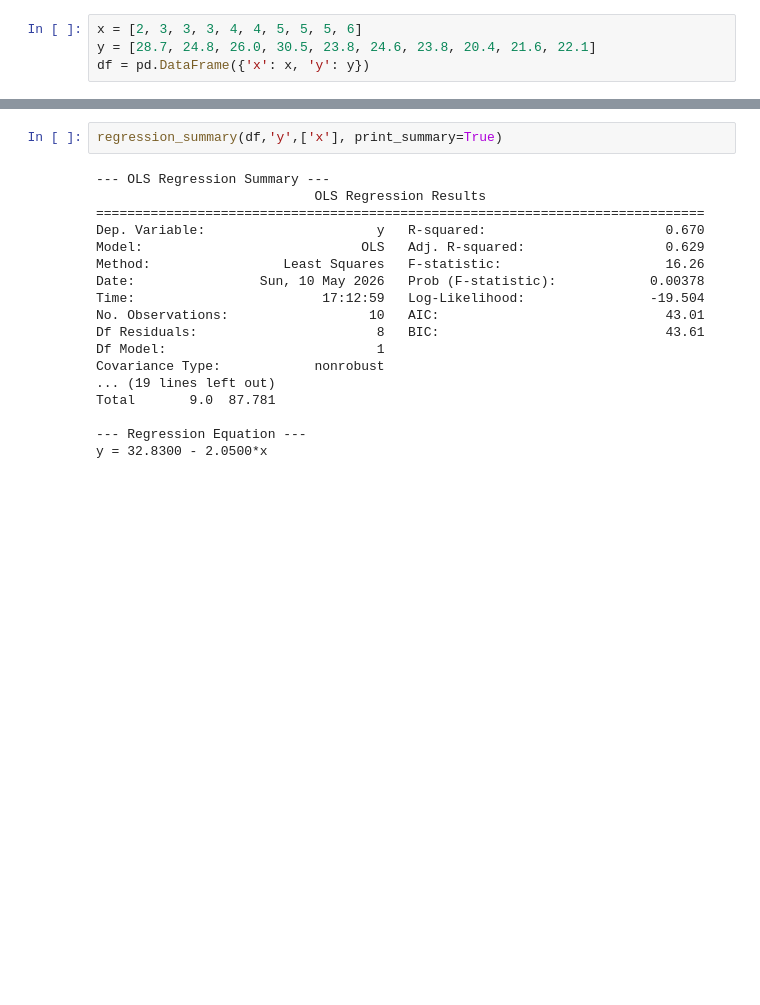
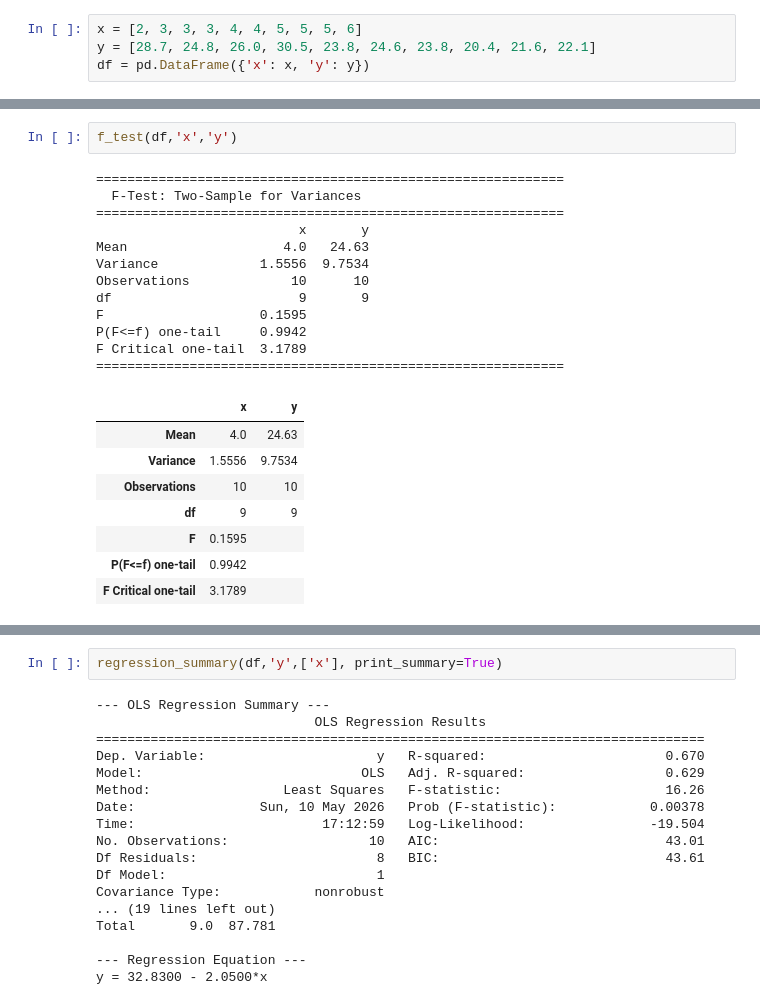
Before and after one commit to chhorponnsovan/ECAM-ROA-I4, a Jupyter notebook: Probability-and-Inferential-statistics/ExampleExcercise/ExampleUsingf_statisticlib.ipynb, the cells around one changed output, grey strips where cells are left out. Cells and saved outputs as stored; diff of their text form; blank space fills up the shorter version.

```diff
--- a/Probability-and-Inferential-statistics/ExampleExcercise/ExampleUsingf_statisticlib.ipynb
+++ b/Probability-and-Inferential-statistics/ExampleExcercise/ExampleUsingf_statisticlib.ipynb
@@ -35,0 +56,23 @@ x -0.8187  1.0000
+# %%
+f_test(df,'x','y')
+# %% [output]
+============================================================
+  F-Test: Two-Sample for Variances
+============================================================
+                          x       y
+Mean                    4.0   24.63
+Variance             1.5556  9.7534
+Observations             10      10
+df                        9       9
+F                    0.1595
+P(F<=f) one-tail     0.9942
+F Critical one-tail  3.1789
+============================================================
+|  | x | y |
+| Mean | 4.0 | 24.63 |
+| Variance | 1.5556 | 9.7534 |
+| Observations | 10 | 10 |
+| df | 9 | 9 |
+| F | 0.1595 |  |
+| P(F<=f) one-tail | 0.9942 |  |
+| F Critical one-tail | 3.1789 |  |
```
Also changed, not shown: parts of 6 cells of this notebook.
